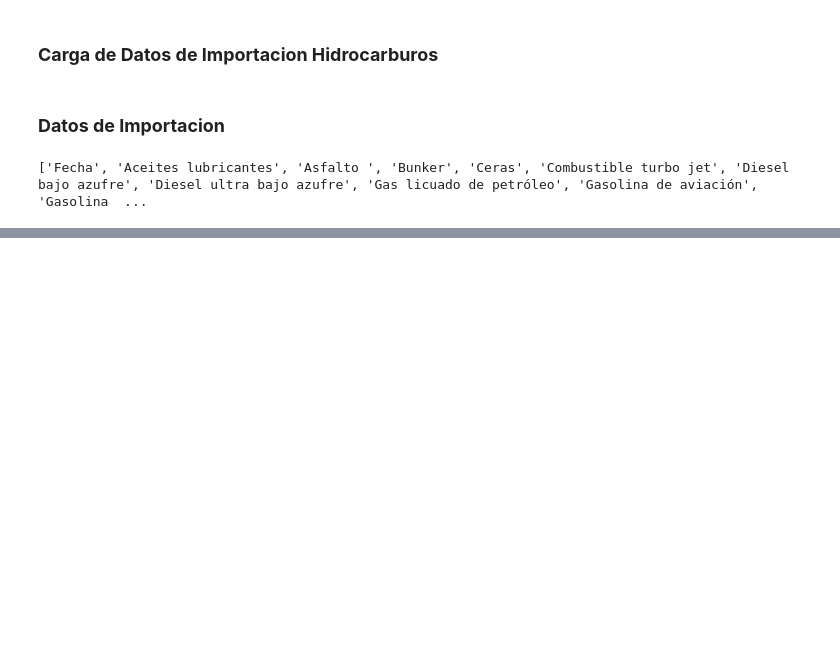
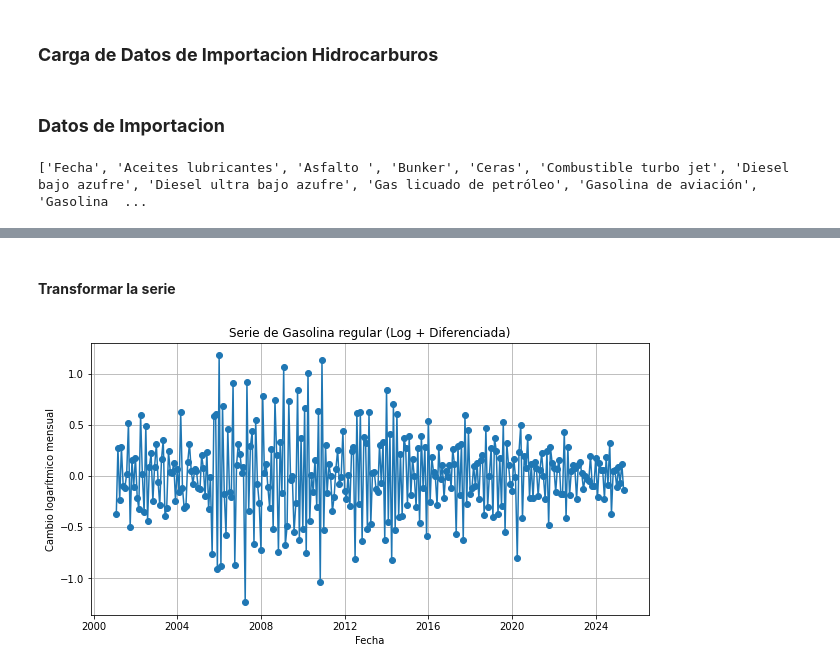
Before and after one commit to JPS4321/Lab1_SeriesDeTiempo, a Jupyter notebook: Series_Importacion.ipynb, the cells around one changed output, grey strips where cells are left out. Cells and saved outputs as stored; diff of their text form; code cells hidden in the pictures; blank space fills up the shorter version.

```diff
--- a/Series_Importacion.ipynb
+++ b/Series_Importacion.ipynb
@@ -34,0 +134,18 @@ df_comb = df_total[["Fecha"] + cols].dropna()
+# %% [markdown]
+#### **Transformar la serie**
+# %%
+
+import matplotlib.pyplot as plt
+
+serie_log = np.log(df_importacion_total["Gasolina regular"])
+serie_estacionaria = serie_log.diff().dropna()
+
+plt.figure(figsize=(10,5))
+plt.plot(serie_estacionaria, linestyle='-', marker='o')
+plt.title("Serie de Gasolina regular (Log + Diferenciada)")
+plt.xlabel("Fecha")
+plt.ylabel("Cambio logarítmico mensual")
+plt.grid(True)
+plt.show()
+# %% [output]
+[figure, added]
```
Also changed, not shown: parts of 43 cells of this notebook, 1 other file.
